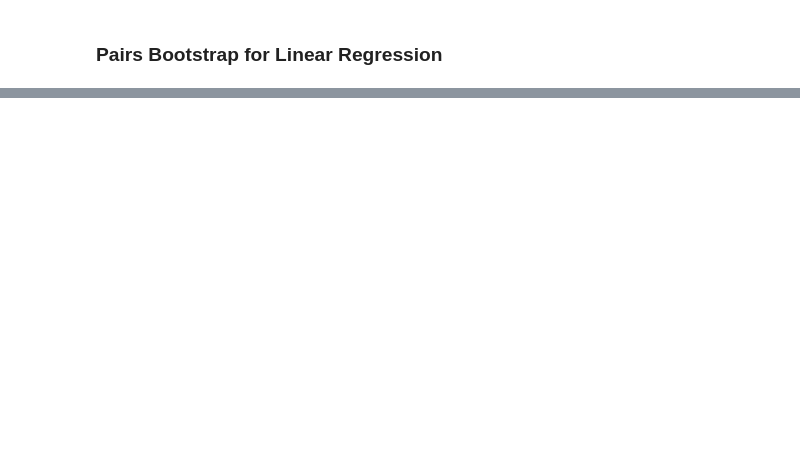
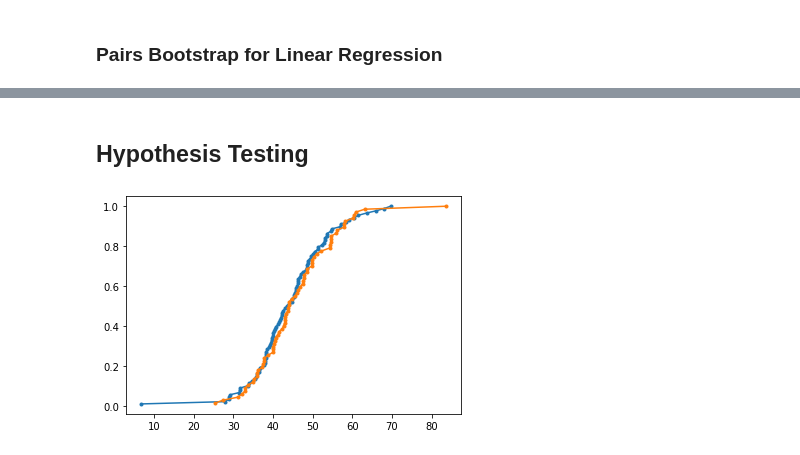
Before and after one commit to rmarinplana/personalProjects, a Jupyter notebook: EDA/statistical_thinking.ipynb, the cells around one changed output, grey strips where cells are left out. Drawn from its saved outputs; the diff is of its cells as text; code cells hidden in the pictures; blank space fills up the shorter version.

Commit message:
Add hypothesis testing to statistical thinking

```diff
--- a/EDA/statistical_thinking.ipynb
+++ b/EDA/statistical_thinking.ipynb
@@ -419,0 +420,2 @@ plt.show()
+# %% [markdown]
+## Hypothesis Testing
@@ -419,0 +439,11 @@ plt.show()
+# %%
+ohio = election[election["state"] == "OH"]
+pennsylvania = election[election["state"] == "PA"]
+# %%
+x_OH, y_OH = ecdf(ohio.dem_share)
+x_PA, y_PA = ecdf(pennsylvania.dem_share)
+plt.plot(x_OH, y_OH, marker='.')
+plt.plot(x_PA, y_PA, marker='.')
+plt.show()
+# %% [output]
+[figure, added]
```
Also changed, not shown: parts of 35 cells of this notebook.
